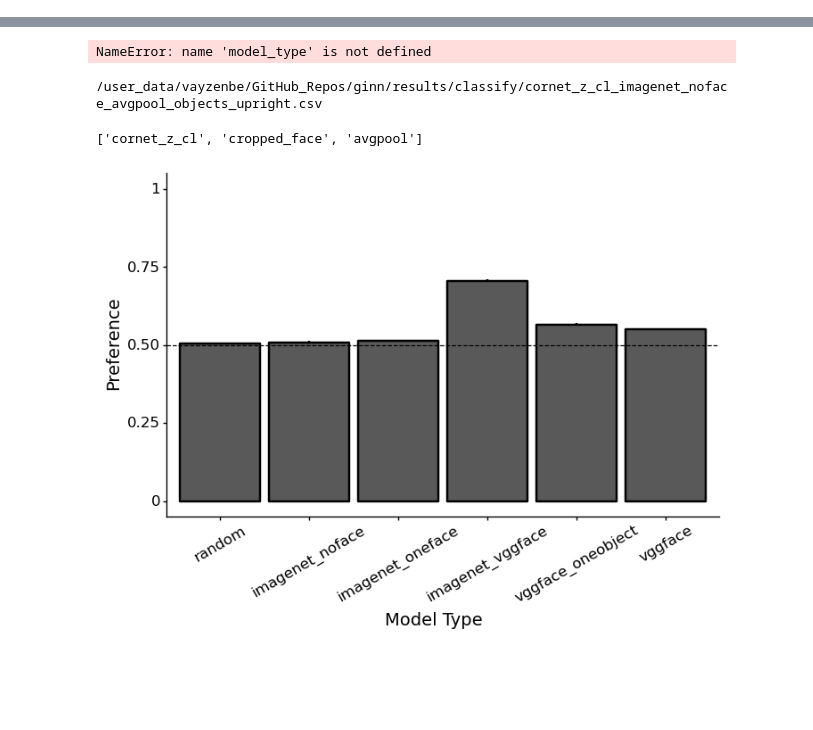
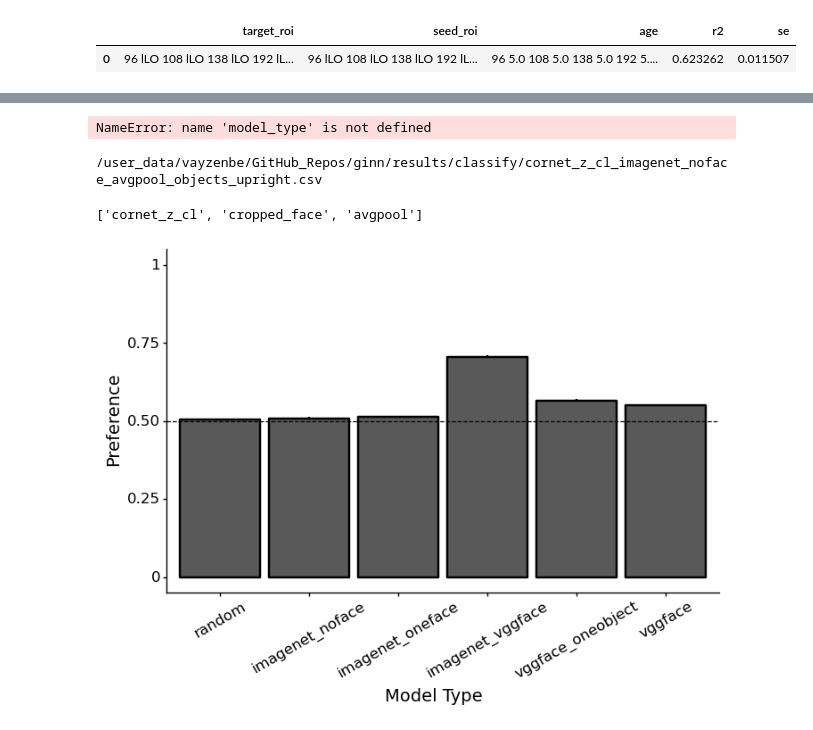
Before and after one commit to vayzenb/ginn, a Jupyter notebook: exps/plot_results.ipynb, the cells around one changed output, grey strips where cells are left out. Cells and saved outputs as stored; diff of their text form; code cells hidden in the pictures; blank space fills up the shorter version.

```diff
--- a/exps/plot_results.ipynb
+++ b/exps/plot_results.ipynb
@@ -22,0 +89,5 @@ fMRI setup
+# %%
+summary_df
+# %% [output]
+|  | target_roi | seed_roi | age | r2 | se |
+| 0 | 96 lLO 108 lLO 138 lLO 192 lL... | 96 lLO 108 lLO 138 lLO 192 lL... | 96 5.0 108 5.0 138 5.0 192 5.... | 0.623262 | 0.011507 |
```
Also changed, not shown: parts of 6 cells of this notebook, 6 other files.
